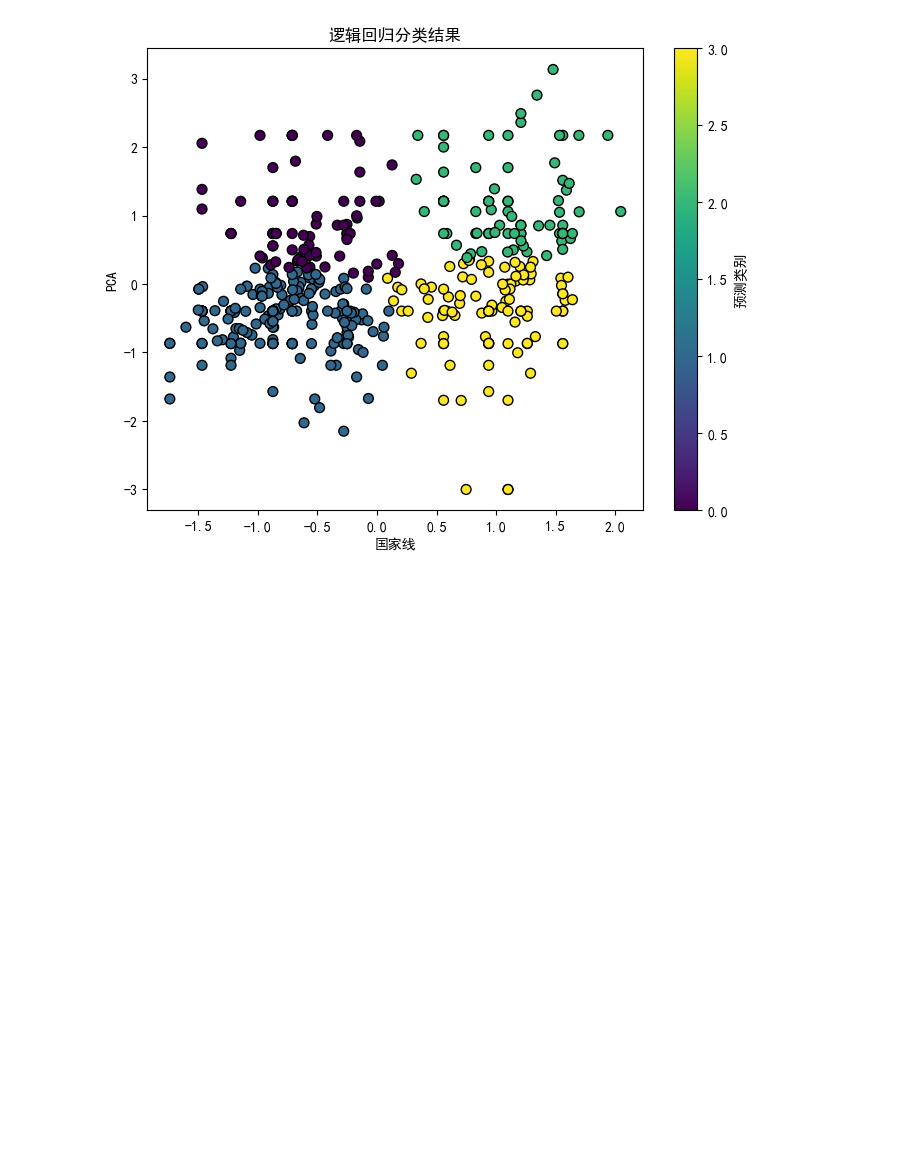
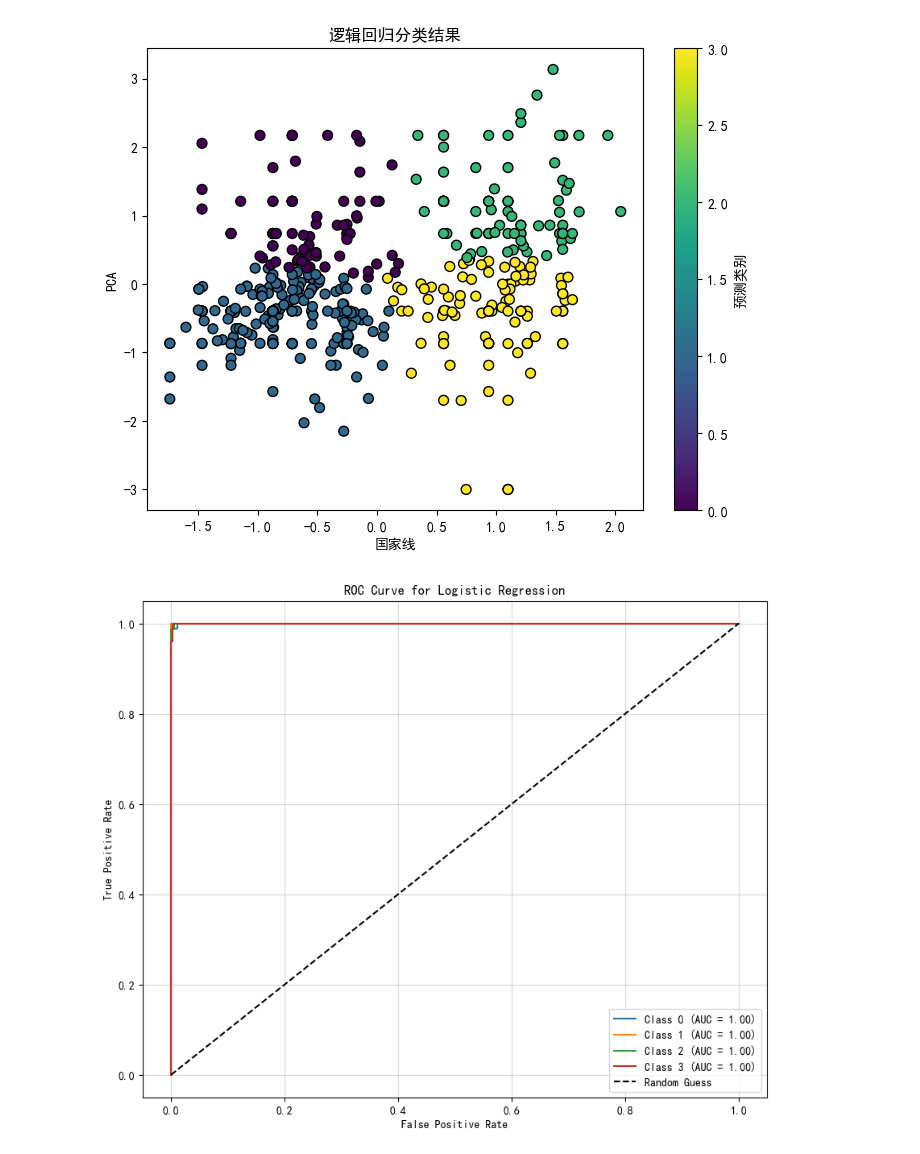
Before and after one commit to rainbowyuyu/dm_design, a Jupyter notebook: data_show.ipynb, the cells around one changed output. Cells and saved outputs as stored; diff of their text form; code cells hidden in the pictures; blank space fills up the shorter version.

```diff
--- a/data_show.ipynb
+++ b/data_show.ipynb
@@ -471,3 +471,48 @@ plt.colorbar(label='预测类别')
 plt.show()
 # %% [output]
 [figure]
+# %%
+import numpy as np
+import matplotlib.pyplot as plt
+from sklearn.linear_model import LogisticRegression
+from sklearn.model_selection import train_test_split
+from sklearn.metrics import roc_curve, auc
+from sklearn.preprocessing import label_binarize
+
+# 准备数据
+X_logistic = np.column_stack((x_filtered, y_filtered))  # 使用国家线和PCA作为特征
+y_logistic = kmeans_labels  # 使用KMeans聚类标签作为目标变量
+
+# 划分训练集和测试集
+X_train, X_test, y_train, y_test = train_test_split(X_logistic, y_logistic, test_size=0.3, random_state=42)
+
+# 初始化逻辑回归模型
+logistic_model = LogisticRegression(multi_class='multinomial', solver='lbfgs', random_state=42)
+
+# 训练模型
+logistic_model.fit(X_train, y_train)
+
+# 获取预测概率
+y_score = logistic_model.predict_proba(X_test)
+
+# 将 y_test 进行二值化（适用于多分类任务）
+n_classes = len(np.unique(y_logistic))  # 获取类别数
+y_test_bin = label_binarize(y_test, classes=np.arange(n_classes))  # 将标签转为二进制形式
+
+# 绘制 ROC 曲线
+plt.figure(figsize=(10, 8))
+for i in range(n_classes):
+    fpr, tpr, _ = roc_curve(y_test_bin[:, i], y_score[:, i])  # 计算当前类别的 FPR 和 TPR
+    roc_auc = auc(fpr, tpr)  # 计算 AUC
+    plt.plot(fpr, tpr, label=f"Class {i} (AUC = {roc_auc:.2f})")  # 绘制每个类别的 ROC 曲线
+
+# 图形美化
+plt.plot([0, 1], [0, 1], 'k--', label="Random Guess")  # 添加随机猜测的对角线
+plt.title("ROC Curve for Logistic Regression")
+plt.xlabel("False Positive Rate")
+plt.ylabel("True Positive Rate")
+plt.legend(loc="best")
+plt.grid(alpha=0.5)
+plt.show()
+# %% [output]
+[figure, added]
```
Also changed, not shown: 1 other file.
